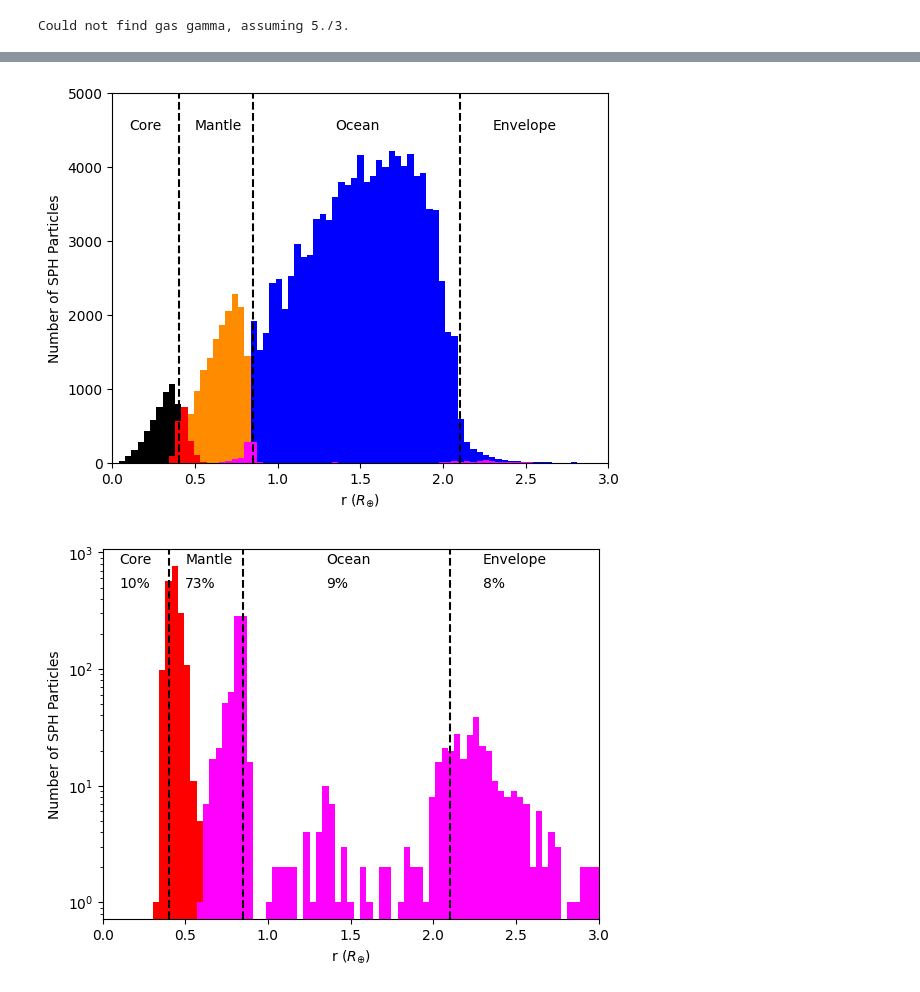
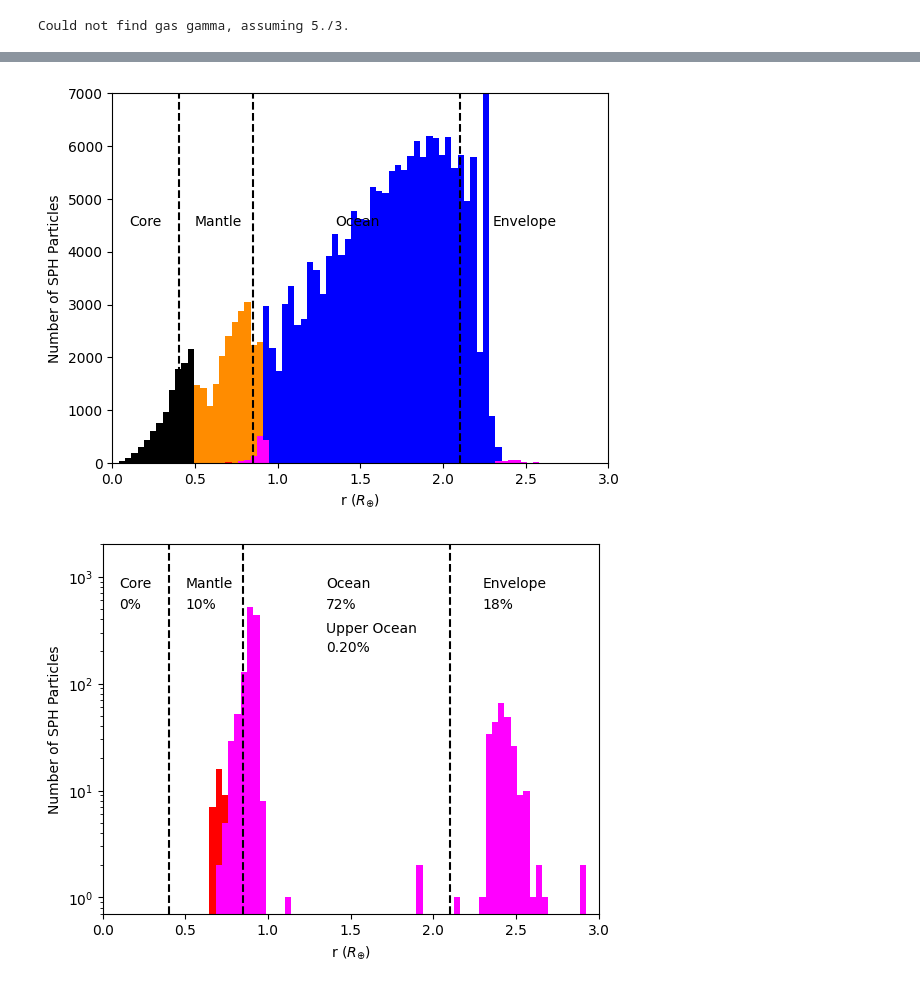
Before and after one commit to astro-pavan/sub-neptune-impacts-v2, a Jupyter notebook: Analysis Notebook.ipynb, the cells around one changed output, grey strips where cells are left out. Drawn from its saved outputs; the diff is of its cells as text; code cells hidden in the pictures.

```diff
--- a/Analysis Notebook.ipynb
+++ b/Analysis Notebook.ipynb
@@ -3,8 +3,11 @@ from analyse import *
 
 import matplotlib.pyplot as plt
 from matplotlib.colors import LogNorm, SymLogNorm, Normalize
+# %%
+file_path = '/home/pt426/Impacts/impact-2/sub_neptune_impact_2'
+n_final = 60
 # %%
-pos_initial, m_initial, id_initial, rho_initial, T_initial, P_initial, u_initial, mat_id_initial = get_snapshot_data(0)
+pos_initial, m_initial, id_initial, rho_initial, T_initial, P_initial, u_initial, mat_id_initial, _ = get_snapshot_data(0, file_path=file_path)
 
 x_initial, y_initial, z_initial = pos_initial[:, 0], pos_initial[:, 1], pos_initial[:, 2]
 r_initial = np.sqrt(x_initial ** 2 + y_initial ** 2 + z_initial ** 2)
@@ -19,7 +22,7 @@ forsterite_mask_initial = (mat_id_initial == 400)
 iron_mask_initial = (mat_id_initial == 401)
 water_mask_initial = (mat_id_initial == 304)
 # %%
-pos, m, id, rho, T, P, u, mat_id = get_snapshot_data(160)
+pos, m, id, rho, T, P, u, mat_id, vel = get_snapshot_data(n_final, file_path)
 x, y, z = pos[:, 0], pos[:, 1], pos[:, 2]
 r = np.sqrt(x ** 2 + y ** 2 + z ** 2)
 # %% [output]
@@ -86,38 +95,42 @@ plt.annotate('Mantle', (0.5, 4500))
 plt.annotate('Ocean', (1.35, 4500))
 plt.annotate('Envelope', (2.3, 4500))
 
-plt.ylim([0, 5000])
+plt.ylim([0, 7000])
 plt.xlim([0, 3])
 plt.ylabel('Number of SPH Particles')
 plt.xlabel('r ($R_{\oplus}$)')
 plt.show()
 # %% [output]
-[figure, old version]
+[figure, new version]
 # %%
 plt.hist(r[iron_mask & impactor_mask], bins, label='Impactor Iron', color='red')
 plt.hist(r[forsterite_mask & impactor_mask], bins, label='Impactor Forsterite', color='magenta')
 
 plt.axvline(0.4, color='black', linestyle='--')
 plt.axvline(0.85, color='black', linestyle='--')
 plt.axvline(2.1, color='black', linestyle='--')
 
 plt.annotate('Core', (0.1, 800))
 plt.annotate('Mantle', (0.5, 800))
 plt.annotate('Ocean', (1.35, 800))
 plt.annotate('Envelope', (2.3, 800))
 
 plt.annotate(f'{impactor_core_mass/ impactor_mass:.0%}', (0.1, 500))
 plt.annotate(f'{impactor_mantle_mass / impactor_mass:.0%}', (0.5, 500))
 plt.annotate(f'{impactor_ocean_mass / impactor_mass:.0%}', (1.35, 500))
 plt.annotate(f'{impactor_envelope_mass / impactor_mass:.0%}', (2.3, 500))
 
+plt.annotate(f'Upper Ocean', (1.35, 300))
+plt.annotate(f'{impactor_upper_ocean_mass / impactor_mass:.2%}', (1.35, 200))
+
 plt.yscale('log')
 plt.xlim([0, 3])
+plt.ylim([0.7, 2e3])
 plt.ylabel('Number of SPH Particles')
 plt.xlabel('r ($R_{\oplus}$)')
 plt.show()
 # %% [output]
-[figure, old version]
+[figure, new version]
 # %%
 bins = np.linspace(0, 3, num=20)
 
```
Also changed, not shown: parts of 21 cells of this notebook, 1 other file.
